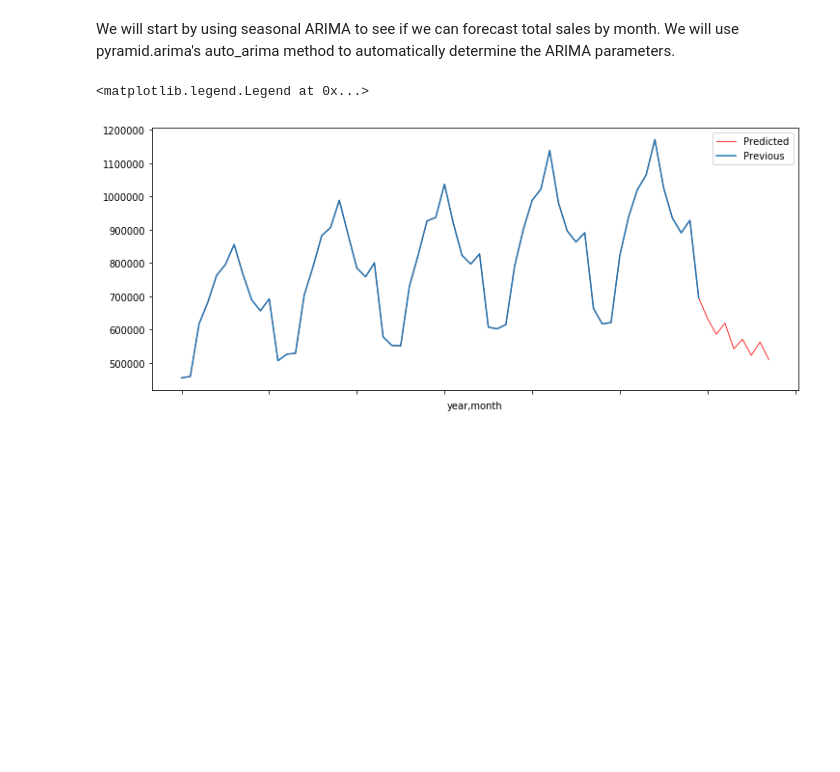
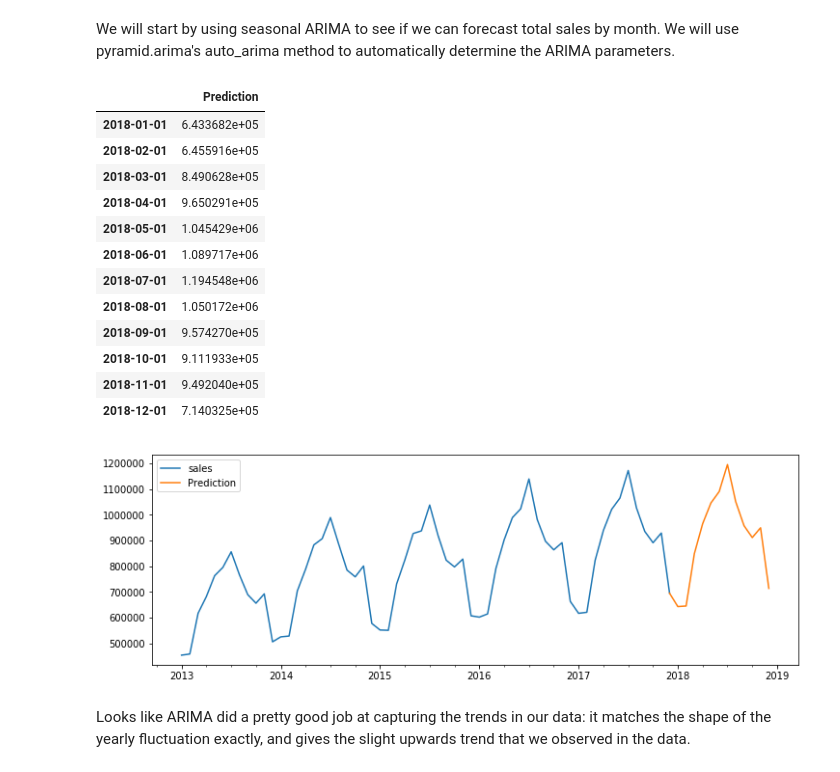
Before and after one commit to cmckeag/Kaggle-Store, a Jupyter notebook: py/pub.ipynb, the cells around one changed output. Saved outputs shown, nothing was run; the diff lists cells and outputs as text; code cells hidden in the pictures; blank space fills up the shorter version.

Commit message:
ARIMA model finished

```diff
--- a/py/pub.ipynb
+++ b/py/pub.ipynb
@@ -125,18 +126,0 @@ import itertools
-# %%
-model = auto_arima(train.groupby(['year','month']).sum()['sales'], suppress_warnings=True, d = 1, max_p = 12, max_q = 8, max_P = 12, max_Q = 8)
-results = model.fit(train.groupby(['year','month']).sum()['sales'])
-p_window = 8
-pred = pd.Series(data = results.predict(p_window), index = itertools.product([2018],list(range(1,p_window+1))))
-pred.index = pd.MultiIndex.from_tuples(pred.index, names = ['year','month'])
-ax = train.groupby(['year','month']).sum()['sales'].append(pred).plot.line(
-    color = 'red',
-    figsize = (12,5),
-    linewidth = 0.8,
-    label = 'Predicted'
-)
-train.groupby(['year','month']).sum()['sales'].plot.line(color = 'C0', label = 'Previous')
-labels,_ = ax.get_legend_handles_labels()
-ax.legend()
-# %% [output]
-<matplotlib.legend.Legend at 0x...>
-[figure, removed]
@@ -144,0 +127,52 @@ ax.legend()
+# %%
+def arima_plot(data, n_periods, freq, arima_params = None):
+    """
+    data: pass in time series data as a dataframe that is indexed by datetime, and with a single column of y values
+
+    n_periods: number of periods into the future (after the last date index of the data) to forecast
+
+    freq: data frequency. 'D' for daily, 'MS' for monthly, etc.
+
+    arima_params: pass in a dictionary of parameters for the pyramid.arima.auto_arima method.
+                  If arima_params=None, a default set of params is provided.
+    """
+    if arima_params is None:
+        arima_params = {'suppress_warnings':True,'error_action':'ignore',
+                       'start_p':0,'max_p':12,
+                       'start_q':0,'max_q':12,
+                       'start_P':0,'max_P':12,
+                       'start_Q':0,'max_Q':12,
+                       'd':1,'D':1,
+                       'seasonal':True,'m':12}
+    model = auto_arima(y=data, **arima_params)
+    model.fit(data)
+    pred = pd.DataFrame(data = model.predict(n_periods),
+                        index = pd.date_range(start = data.index[-1], periods = n_periods+1, freq=freq)[1:],
+                        columns = ['Prediction'])
+    total = pd.concat([data,pred], axis = 1)
+    total.loc[data.index[-1]]['Prediction'] = data.loc[data.index[-1]].values[0]
+    total.plot.line(figsize=(12,4))
+    return(pred)
+# %%
+monthly = train.groupby(['year','month']).sum()['sales'].reset_index()
+monthly.index = pd.to_datetime(monthly['year'].map(str) + '-' + monthly['month'].map(str) + '-' + '01')
+monthly.drop(['year','month'], inplace = True, axis=1)
+# %%
+arima_plot(data = monthly, n_periods = 12, freq = 'MS')
+# %% [output]
+|  | Prediction |
+| 2018-01-01 | 6.433682e+05 |
+| 2018-02-01 | 6.455916e+05 |
+| 2018-03-01 | 8.490628e+05 |
+| 2018-04-01 | 9.650291e+05 |
+| 2018-05-01 | 1.045429e+06 |
+| 2018-06-01 | 1.089717e+06 |
+| 2018-07-01 | 1.194548e+06 |
+| 2018-08-01 | 1.050172e+06 |
+| 2018-09-01 | 9.574270e+05 |
+| 2018-10-01 | 9.111933e+05 |
+| 2018-11-01 | 9.492040e+05 |
+| 2018-12-01 | 7.140325e+05 |
+[figure, added]
+# %% [markdown]
+Looks like ARIMA did a pretty good job at capturing the trends in our data: it matches the shape of the yearly fluctuation exactly, and gives the slight upwards trend that we observed in the data.
```
Also changed, not shown: parts of 10 cells of this notebook.
